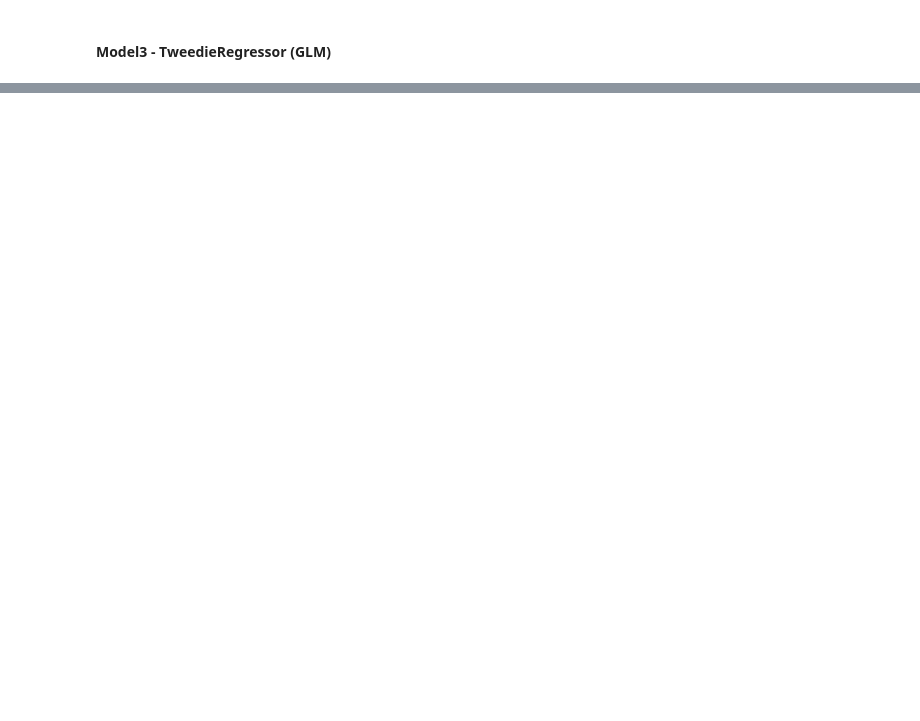
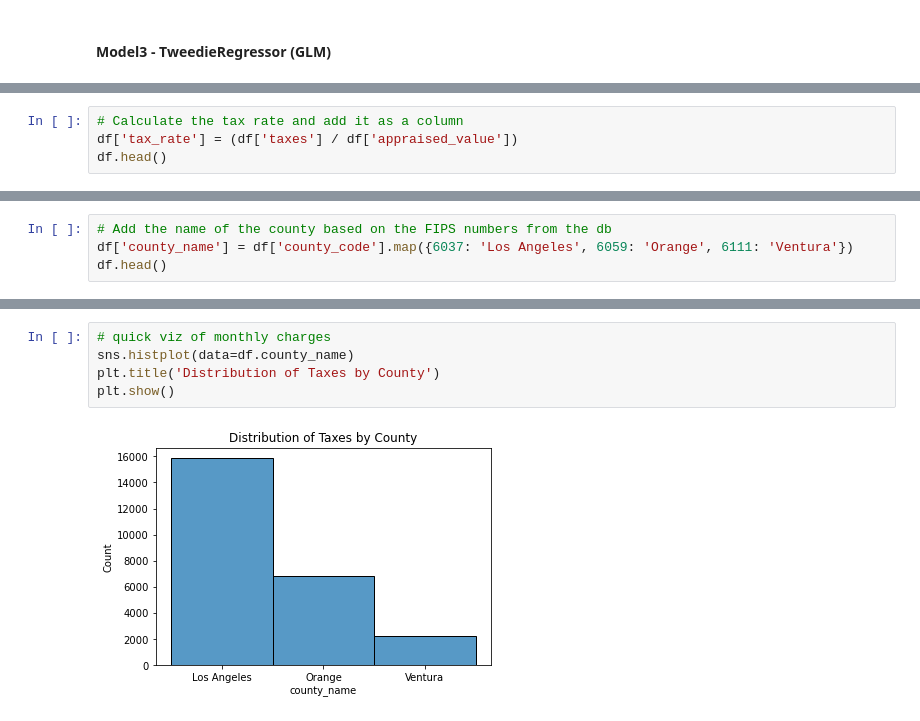
Before and after one commit to chadallen210/zillow-regression-project, a Jupyter notebook: workbook.ipynb, the cells around one changed output, grey strips where cells are left out. Drawn from its saved outputs; the diff is of its cells as text; blank space fills up the shorter version.

```diff
--- a/workbook.ipynb
+++ b/workbook.ipynb
@@ -764,0 +791,4 @@ y_train.head()
+# %%
+# Calculate the tax rate and add it as a column
+df['tax_rate'] = (df['taxes'] / df['appraised_value'])
+df.head()
@@ -764,0 +808,4 @@ y_train.head()
+# %%
+# Add the name of the county based on the FIPS numbers from the db
+df['county_name'] = df['county_code'].map({6037: 'Los Angeles', 6059: 'Orange', 6111: 'Ventura'})
+df.head()
@@ -764,0 +820,7 @@ y_train.head()
+# %%
+# quick viz of monthly charges
+sns.histplot(data=df.county_name)
+plt.title('Distribution of Taxes by County')
+plt.show()
+# %% [output]
+[figure, added]
```
Also changed, not shown: parts of 22 cells of this notebook.
